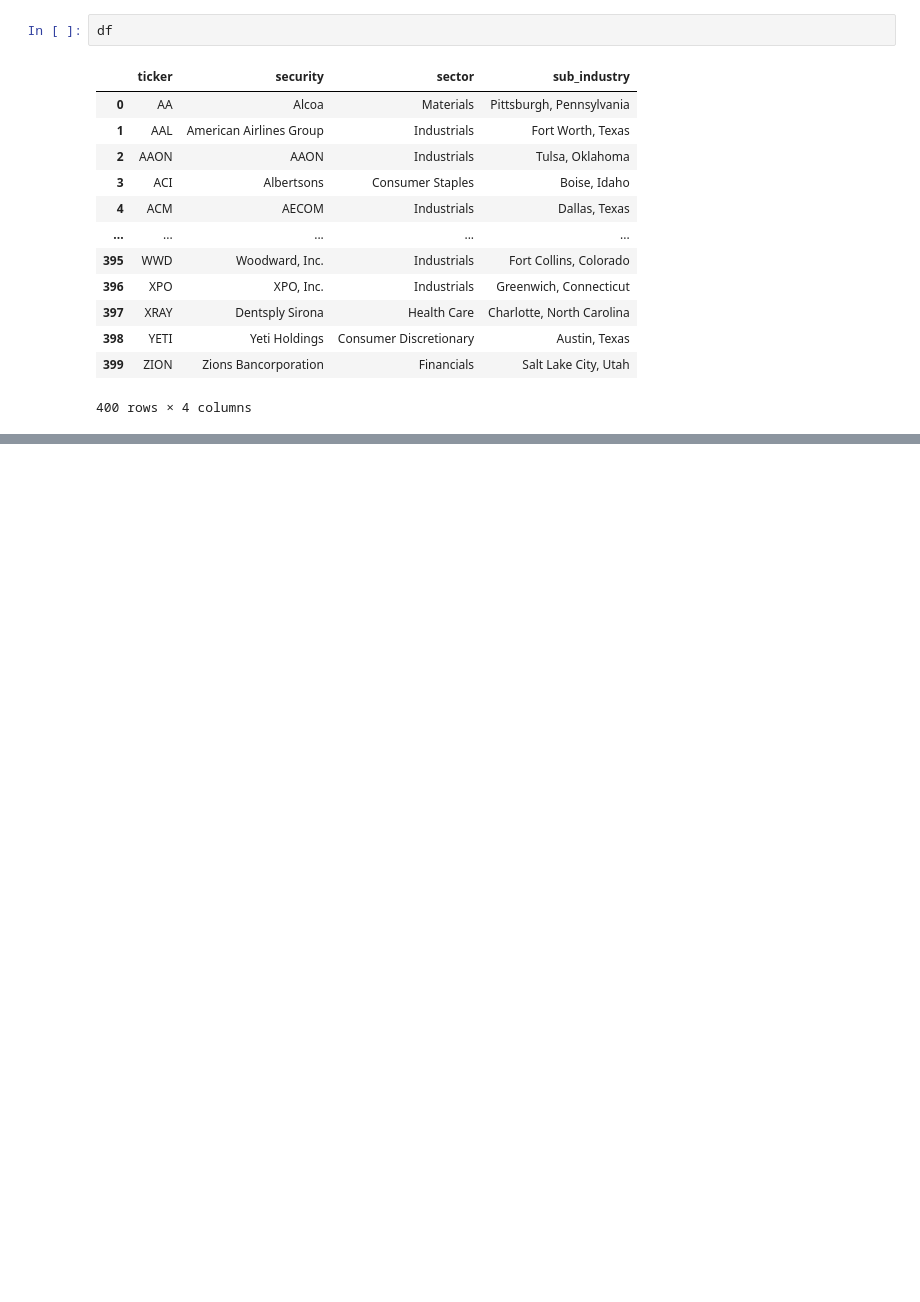
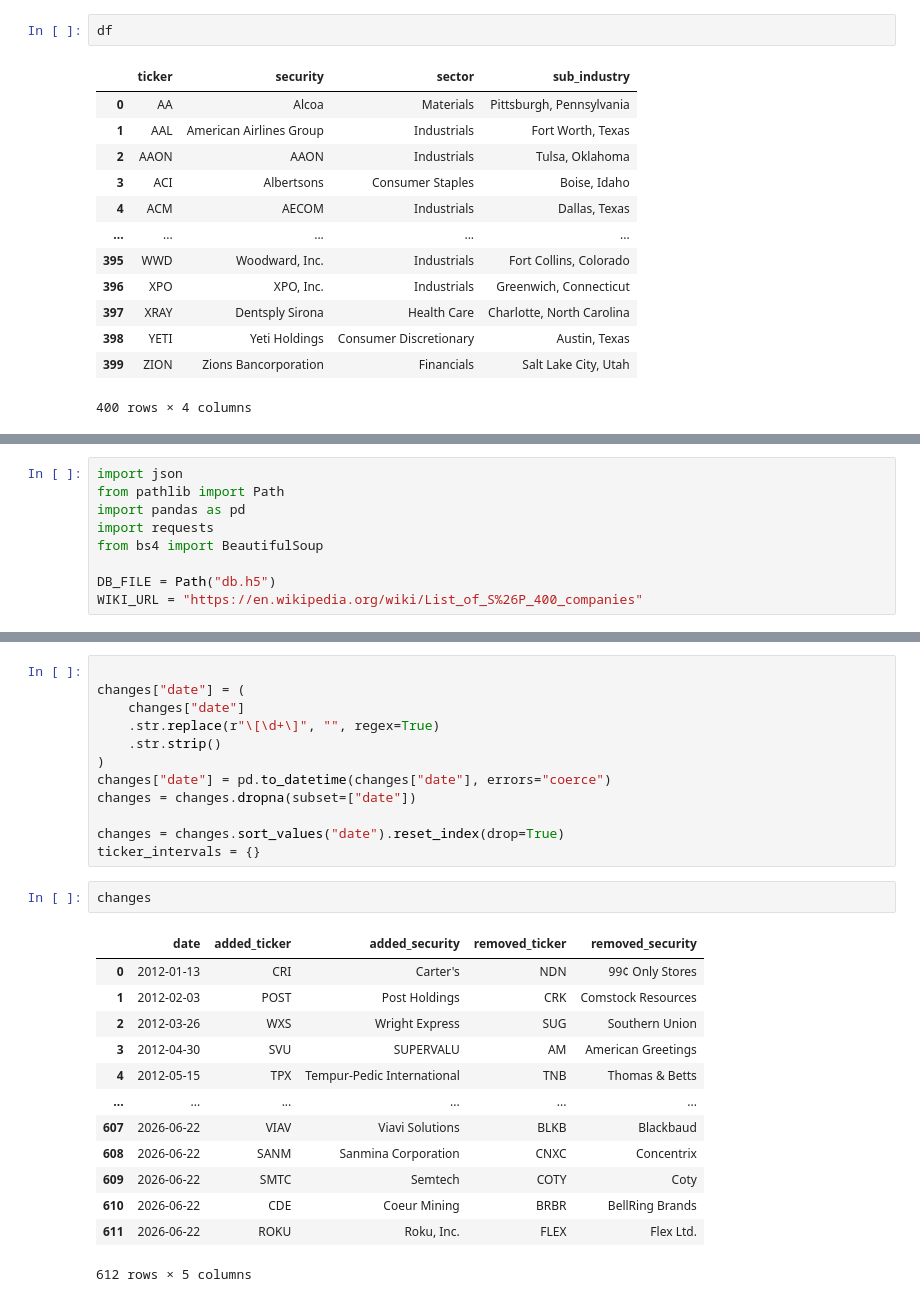
Before and after one commit to thanhluan001/machine-learning-for-trading, a Jupyter notebook: luan_bot_trading/data/discovery.ipynb, the cells around one changed output, grey strips where cells are left out. Drawn from its saved outputs; the diff is of its cells as text; blank space fills up the shorter version.

```diff
--- a/luan_bot_trading/data/discovery.ipynb
+++ b/luan_bot_trading/data/discovery.ipynb
@@ -900,0 +901,9 @@ df[df["removed_date"].isna()]
+# %%
+import json
+from pathlib import Path
+import pandas as pd
+import requests
+from bs4 import BeautifulSoup
+
+DB_FILE = Path("db.h5")
+WIKI_URL = "https://en.wikipedia.org/wiki/List_of_S%26P_400_companies"
@@ -900,0 +975,28 @@ df[df["removed_date"].isna()]
+# %%
+
+changes["date"] = (
+    changes["date"]
+    .str.replace(r"\[\d+\]", "", regex=True)
+    .str.strip()
+)
+changes["date"] = pd.to_datetime(changes["date"], errors="coerce")
+changes = changes.dropna(subset=["date"])
+
+changes = changes.sort_values("date").reset_index(drop=True)
+ticker_intervals = {}
+# %%
+changes
+# %% [output]
+|  | date | added_ticker | added_security | removed_ticker | removed_security |
+| 0 | 2012-01-13 | CRI | Carter's | NDN | 99¢ Only Stores |
+| 1 | 2012-02-03 | POST | Post Holdings | CRK | Comstock Resources |
+| 2 | 2012-03-26 | WXS | Wright Express | SUG | Southern Union |
+| 3 | 2012-04-30 | SVU | SUPERVALU | AM | American Greetings |
+| 4 | 2012-05-15 | TPX | Tempur-Pedic International | TNB | Thomas & Betts |
+| ... | ... | ... | ... | ... | ... |
+| 607 | 2026-06-22 | VIAV | Viavi Solutions | BLKB | Blackbaud |
+| 608 | 2026-06-22 | SANM | Sanmina Corporation | CNXC | Concentrix |
+| 609 | 2026-06-22 | SMTC | Semtech | COTY | Coty |
+| 610 | 2026-06-22 | CDE | Coeur Mining | BRBR | BellRing Brands |
+| 611 | 2026-06-22 | ROKU | Roku, Inc. | FLEX | Flex Ltd. |
+612 rows × 5 columns
```
Also changed, not shown: parts of 3 cells of this notebook, 9 other files.
